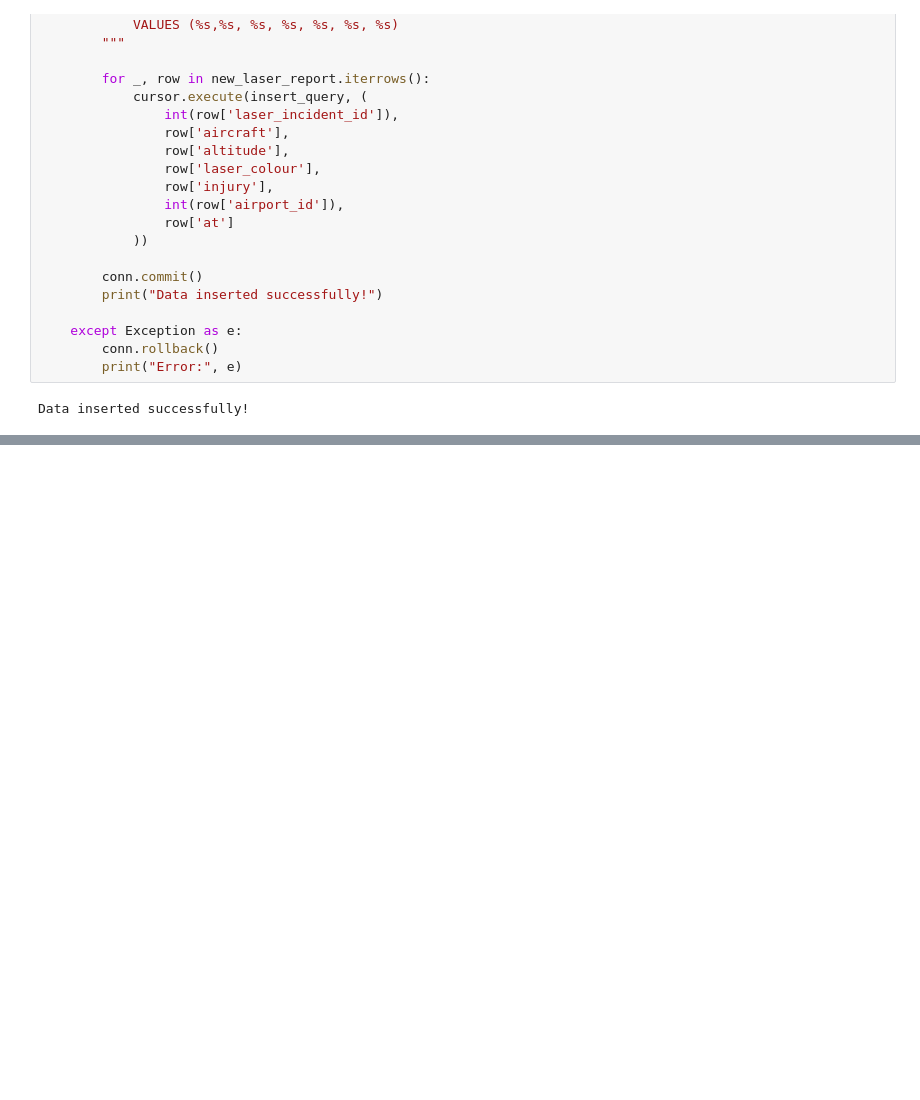
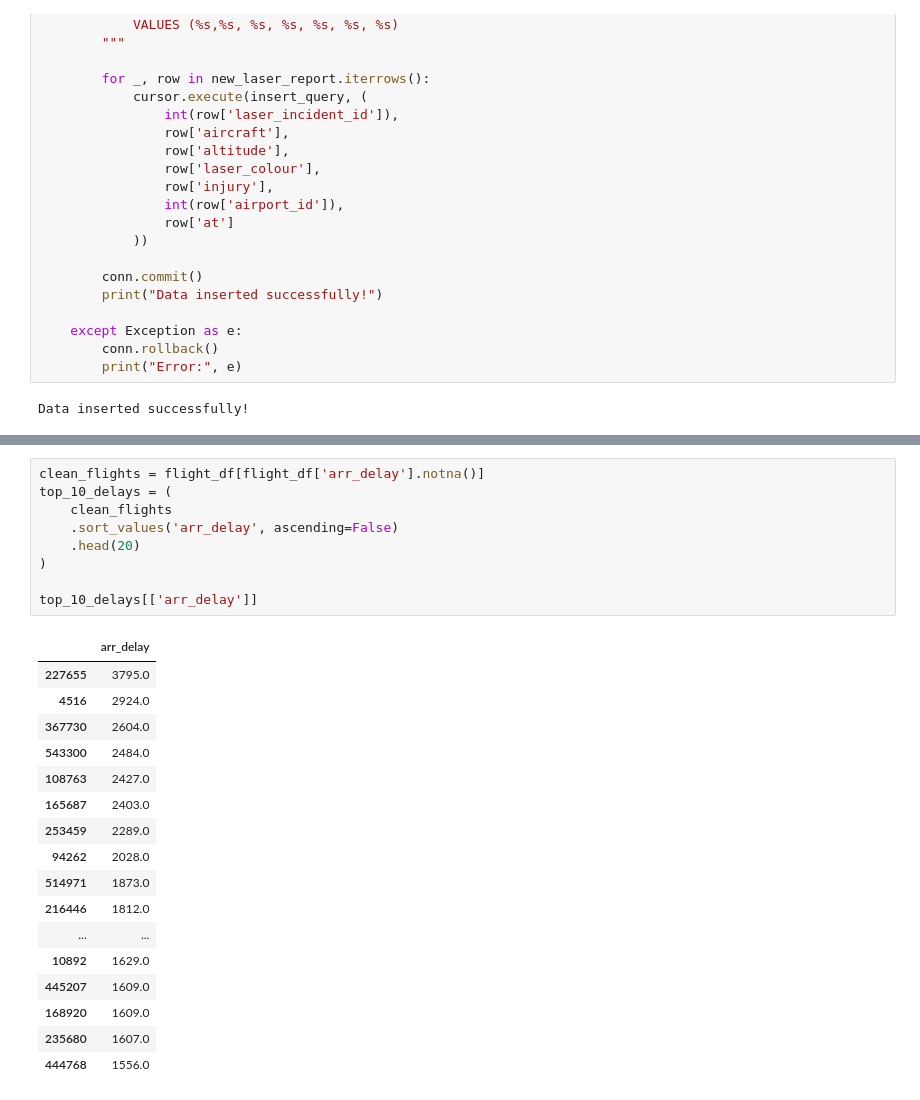
Before and after one commit to yusuf3435V2/Coursework-Data-Analysis-Fundamentals-Week-2, a Jupyter notebook: Coursework_Data_Analysis_Fundamentals_2/challenges.ipynb, the cells around one changed output, grey strips where cells are left out. Drawn from its saved outputs; the diff is of its cells as text; blank space fills up the shorter version.

```diff
--- a/Coursework_Data_Analysis_Fundamentals_2/challenges.ipynb
+++ b/Coursework_Data_Analysis_Fundamentals_2/challenges.ipynb
@@ -607,0 +721,27 @@ Data inserted successfully!
+# %%
+clean_flights = flight_df[flight_df['arr_delay'].notna()]
+top_10_delays = (
+    clean_flights
+    .sort_values('arr_delay', ascending=False)
+    .head(20)
+)
+
+top_10_delays[['arr_delay']]
+# %% [output]
+|  | arr_delay |
+| 227655 | 3795.0 |
+| 4516 | 2924.0 |
+| 367730 | 2604.0 |
+| 543300 | 2484.0 |
+| 108763 | 2427.0 |
+| 165687 | 2403.0 |
+| 253459 | 2289.0 |
+| 94262 | 2028.0 |
+| 514971 | 1873.0 |
+| 216446 | 1812.0 |
+| ... | ... |
+| 10892 | 1629.0 |
+| 445207 | 1609.0 |
+| 168920 | 1609.0 |
+| 235680 | 1607.0 |
+| 444768 | 1556.0 |
```
Also changed, not shown: parts of 12 cells of this notebook, 6 other files.
